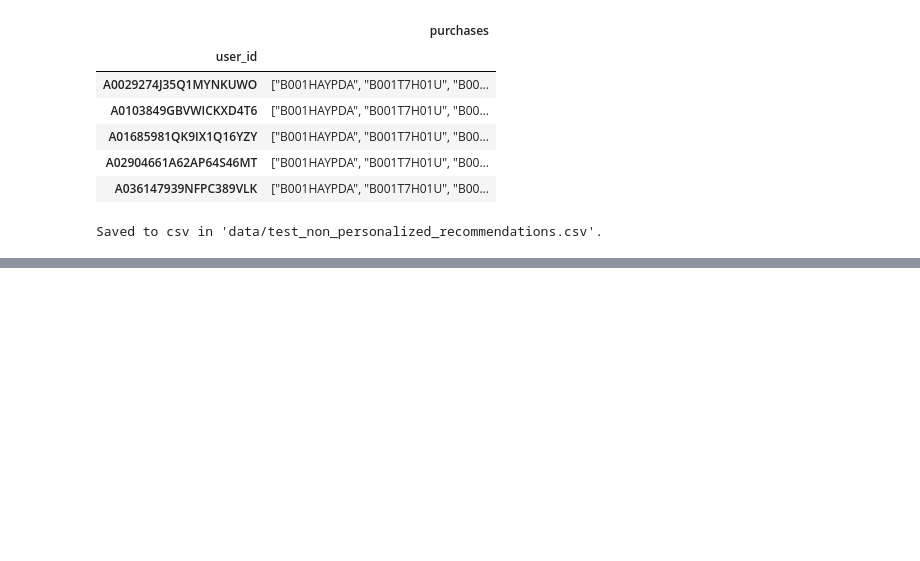
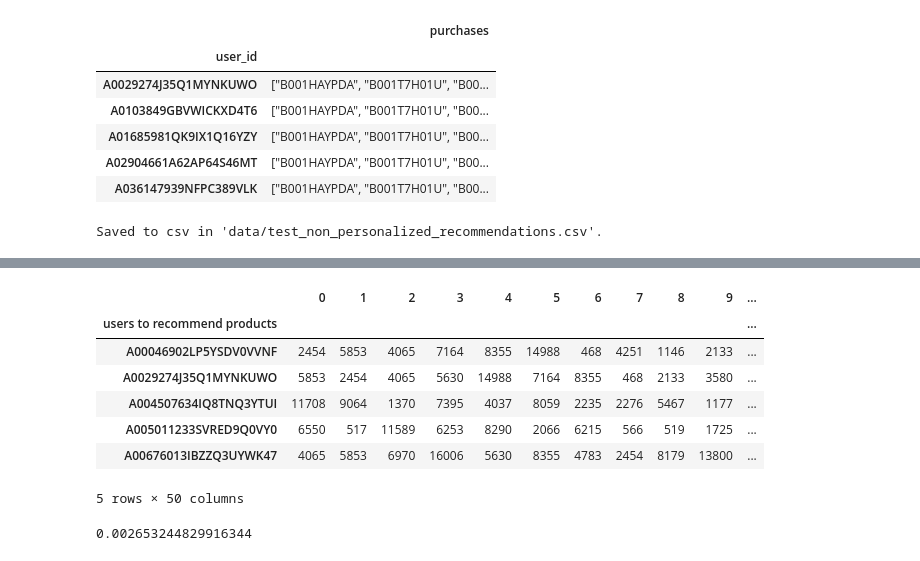
Before and after one commit to andreisantos/ldssa-hck5, a Jupyter notebook: hack_ines.ipynb, the cells around one changed output, grey strips where cells are left out. Cells and saved outputs as stored; diff of their text form; code cells hidden in the pictures; blank space fills up the shorter version.

```diff
--- a/hack_ines.ipynb
+++ b/hack_ines.ipynb
@@ -450,0 +521,19 @@ Saved to csv in 'data/test_non_personalized_recommendations.csv'.
+# %%
+def get_most_rated_from_user_preds(user_preds_: csr_matrix, n: int) -> np.matrix:
+    """Returns the n most rated items from the user predictions.
+
+    Args:
+        ratings (csr_matrix): A sparse ratings matrix
+        n (int): The number of top-n items we should retrieve.
+
+    Returns:
+        most_rated (np.matrix): An array of the most rated items.
+
+    """
+    pred_ = np.negative(user_preds_).toarray()
+    return pred_.argsort()[:, :n]
+
+
+collab_filt_most_rated = get_most_rated_from_user_preds(collab_filt_user_preds, 50)
+print(collab_filt_most_rated.shape)
+collab_filt_most_rated
@@ -450,0 +549,29 @@ Saved to csv in 'data/test_non_personalized_recommendations.csv'.
+# %%
+def convert_pers_recommendations_to_df(pers_recs: np.array, users_to_pred: pd.DataFrame) -> pd.DataFrame:
+    """Converts the personalized most rated to an DataFrame with the users and the recommendations.
+
+    Args:
+        pers_recs (np.array): Array of indices for the best personalized items to recommend.
+        users_to_pred (pd.DataFrame): DataFrame containing the users which need recommendations.
+
+    Returns:
+        non_pers_most_rated_matrix (np.array): Two dimensional array of (n_users, top_n_items)
+
+    """
+    pers_df = pd.concat([users_to_pred, pd.DataFrame(pers_recs)], axis=1)
+    pers_df = pers_df.set_index("users to recommend products")
+
+    return pers_df
+
+
+collab_filt_most_rated_df = convert_pers_recommendations_to_df(collab_filt_most_rated, unique_users_training_data)
+collab_filt_most_rated_df.head()
+# %% [output]
+|  | 0 | 1 | 2 | 3 | 4 | 5 | 6 | 7 | 8 | 9 | ... |
+| users to recommend products |  |  |  |  |  |  |  |  |  |  | ... |
+| A00046902LP5YSDV0VVNF | 2454 | 5853 | 4065 | 7164 | 8355 | 14988 | 468 | 4251 | 1146 | 2133 | ... |
+| A0029274J35Q1MYNKUWO | 5853 | 2454 | 4065 | 5630 | 14988 | 7164 | 8355 | 468 | 2133 | 3580 | ... |
+| A004507634IQ8TNQ3YTUI | 11708 | 9064 | 1370 | 7395 | 4037 | 8059 | 2235 | 2276 | 5467 | 1177 | ... |
+| A005011233SVRED9Q0VY0 | 6550 | 517 | 11589 | 6253 | 8290 | 2066 | 6215 | 566 | 519 | 1725 | ... |
+| A00676013IBZZQ3UYWK47 | 4065 | 5853 | 6970 | 16006 | 5630 | 8355 | 4783 | 2454 | 8179 | 13800 | ... |
+5 rows × 50 columns
@@ -450,0 +580,4 @@ Saved to csv in 'data/test_non_personalized_recommendations.csv'.
+# %%
+evaluate(y_true_dict, collab_filt_dict)
+# %% [output]
+0.002653244829916344
```
Also changed, not shown: parts of 17 cells of this notebook.
